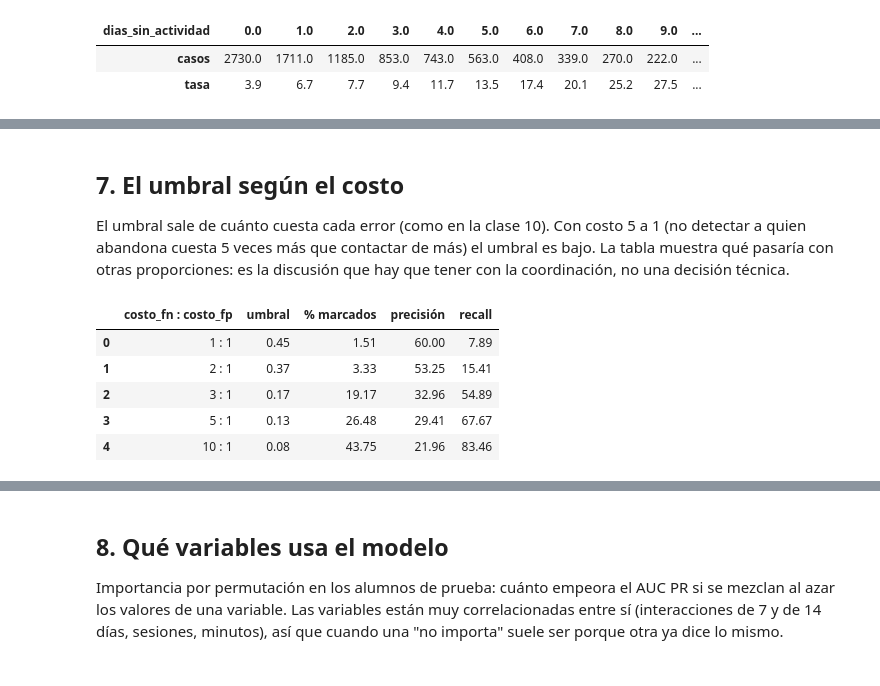
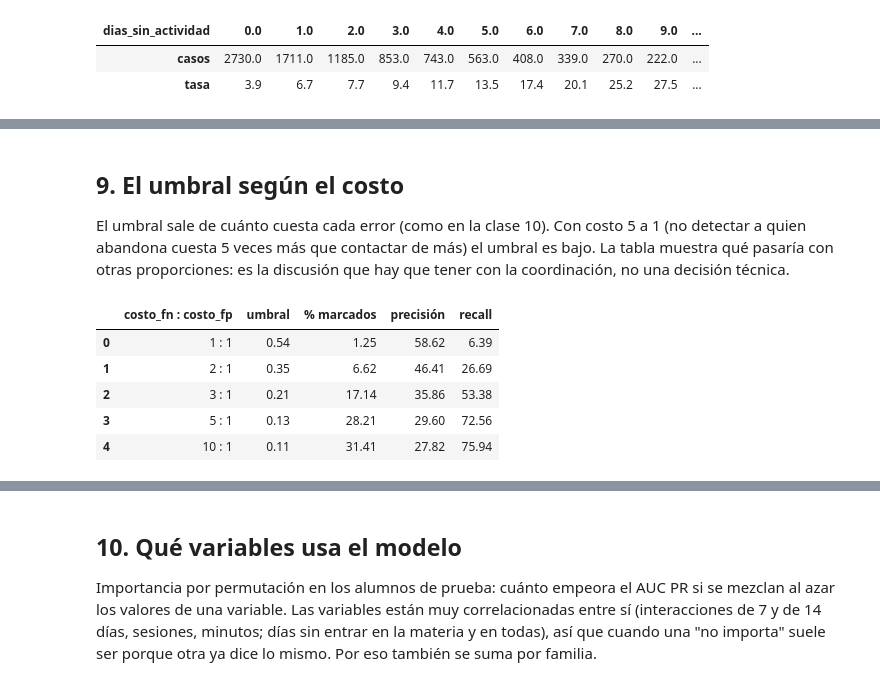
Before and after one commit to AgustinaHourcade/lms-learning-analytics, a Jupyter notebook: notebooks/ml_predictor_abandono.ipynb, the cells around one changed output, grey strips where cells are left out. Cells and saved outputs as stored; diff of their text form; code cells hidden in the pictures.

Commit message:
Modelo actualizado

```diff
--- a/notebooks/ml_predictor_abandono.ipynb
+++ b/notebooks/ml_predictor_abandono.ipynb
@@ -45,8 +58,11 @@ en las tres materias (¿receso o semana sin clases?): es justamente donde más "
 ev = d.interacciones[d.interacciones["en_base"]]
 semana = ev["fecha"] - pd.to_timedelta(ev["fecha"].dt.day_of_week, unit="D")
 activos = ev.assign(semana=semana).groupby(["semana", "asignatura"])["id_alumno"].nunique().rename("alumnos").reset_index()
-px.line(activos, x="semana", y="alumnos", color="asignatura", markers=True,
-        title="Alumnos de la base que entraron cada semana")
+fig = px.line(activos, x="semana", y="alumnos", color="asignatura", markers=True,
+              title="Alumnos de la base que entraron cada semana (líneas punteadas: evaluaciones)")
+for f in d.instrumentos["fecha_instrumento"].dropna().unique():
+    fig.add_vline(x=f, line_dash="dot", line_color="lightgray")
+fig
 # %% [output]
 [interactive output not drawn]
 # %% [markdown]
@@ -129,0 +146,9 @@ Volvieron a entrar más adelante: 435 de 745 (58 %)
+# %%
+real = ab._realizaciones(d)
+print(f"{len(real)} realizaciones ligadas a {real['id_instrumento'].nunique()} instrumentos")
+alumno = real[real["id_instrumento"].eq("ALG-03")].sort_values("rindio_el").iloc[-1]
+clave = (alumno["asignatura"], alumno["id_alumno"])
+dia = alumno["rindio_el"].normalize()
+cols = ["nota_pct", "margen_promocion", "pct_rendidos", "rindio_ultima"]
+pd.DataFrame({f"{c:%d/%m}": ab.variables(d, c).set_index(ab.CLAVES).loc[clave, cols]
+              for c in [dia - pd.Timedelta(days=1), dia]}).rename_axis(f"{clave[1]}, rindió el 1° Parcial el {dia:%d/%m}")
@@ -164,0 +227,9 @@ tasa_dias.T
+# %%
+ds["nota_a_la_fecha"] = pd.cut(ds["margen_promocion"].where(ds["tiene_notas"] > 0), [-101, -40, -20, 0, 101],
+                               labels=["muy lejos de promocionar (< -40)", "lejos (-40 a -20)", "cerca (-20 a 0)",
+                                       "promociona"])
+def tasa(g):
+    return g["abandona"].agg(casos="size", abandona_pct=lambda s: round(100 * s.mean(), 1))
+pd.concat({"todos": tasa(ds.groupby("nota_a_la_fecha", observed=True)),
+           "con 7 días o más sin entrar": tasa(ds[ds["dias_sin_actividad"] >= 7].groupby("nota_a_la_fecha", observed=True))},
+          axis=1)
@@ -193,20 +320,18 @@ La validación por alumno mezcla semanas: el modelo ve fotos de octubre al entre
 predecir **semanas que todavía no pasaron**, así que también se prueba entrenando con las fotos hasta el 20/09 y midiendo
 en las posteriores (con alumnos de prueba distintos, para no mezclar las dos cosas).
 # %%
-X, y = ds[list(ab.VARIABLES)].astype(float), ds["abandona"].to_numpy()
-e, p = next(GroupShuffleSplit(n_splits=1, test_size=0.25, random_state=ABANDONO_SEMILLA).split(X, y, ds["id_alumno"]))
-temprano = ds["fecha_corte"] <= "2025-09-20"
+e, p = next(GroupShuffleSplit(n_splits=1, test_size=0.25, random_state=ABANDONO_SEMILLA).split(X, y, g))
+temprano = (ds["fecha_corte"] <= "2025-09-20").to_numpy()
 ent = np.zeros(len(ds), bool); ent[e] = True
+epocas = [("misma época (hasta 20/09)", ~ent & temprano), ("después (desde 21/09)", ~ent & ~temprano)]
 filas = []
 for clave, est in ab.modelos().items():
     ajuste = clone(est).fit(X[ent & temprano], y[ent & temprano])
-    for nombre, mascara in [("misma época (alumnos de prueba, hasta 20/09)", ~ent & temprano),
-                            ("después (alumnos de prueba, desde 21/09)", ~ent & ~temprano)]:
+    for nombre, mascara in epocas:
         prob = ajuste.predict_proba(X[mascara])[:, 1]
         filas.append({"modelo": ab.NOMBRES_MODELOS[clave], "prueba": nombre,
                       "auc_roc": roc_auc_score(y[mascara], prob), "auc_pr": average_precision_score(y[mascara], prob)})
-for nombre, mascara in [("misma época (alumnos de prueba, hasta 20/09)", ~ent & temprano),
-                        ("después (alumnos de prueba, desde 21/09)", ~ent & ~temprano)]:
+for nombre, mascara in epocas:
     dias = X.loc[mascara, "dias_sin_actividad"]
     filas.append({"modelo": ab.REGLA, "prueba": nombre, "auc_roc": roc_auc_score(y[mascara], dias),
                   "auc_pr": average_precision_score(y[mascara], dias)})
@@ -251,25 +377,24 @@ cal
 # %% [markdown]
-## 7. El umbral según el costo
+## 9. El umbral según el costo
 
 El umbral sale de cuánto cuesta cada error (como en la clase 10). Con costo 5 a 1 (no detectar a quien abandona cuesta
 5 veces más que contactar de más) el umbral es bajo. La tabla muestra qué pasaría con otras proporciones: es la
 discusión que hay que tener con la coordinación, no una decisión técnica.
 # %%
-oof_y, oof_p = y[p], prob
 filas = []
 for fn in [1, 2, 3, 5, 10]:
-    u = ab.elegir_umbral(oof_y, oof_p, costo_fn=fn, costo_fp=1)
-    t = ab.tabla_umbral(oof_y, oof_p, costo_fn=fn).set_index("umbral").loc[u]
+    u = ab.elegir_umbral(y[p], prob, costo_fn=fn, costo_fp=1)
+    t = ab.tabla_umbral(y[p], prob, costo_fn=fn).set_index("umbral").loc[u]
     filas.append({"costo_fn : costo_fp": f"{fn} : 1", "umbral": u, "% marcados": t["pct_marcados"],
                   "precisión": t["precision"], "recall": t["recall"]})
 pd.DataFrame(filas)
 # %% [output]
 |  | costo_fn : costo_fp | umbral | % marcados | precisión | recall |
-| 0 | 1 : 1 | 0.45 | 1.51 | 60.00 | 7.89 |
-| 1 | 2 : 1 | 0.37 | 3.33 | 53.25 | 15.41 |
-| 2 | 3 : 1 | 0.17 | 19.17 | 32.96 | 54.89 |
-| 3 | 5 : 1 | 0.13 | 26.48 | 29.41 | 67.67 |
-| 4 | 10 : 1 | 0.08 | 43.75 | 21.96 | 83.46 |
+| 0 | 1 : 1 | 0.54 | 1.25 | 58.62 | 6.39 |
+| 1 | 2 : 1 | 0.35 | 6.62 | 46.41 | 26.69 |
+| 2 | 3 : 1 | 0.21 | 17.14 | 35.86 | 53.38 |
+| 3 | 5 : 1 | 0.13 | 28.21 | 29.60 | 72.56 |
+| 4 | 10 : 1 | 0.11 | 31.41 | 27.82 | 75.94 |
 # %%
 curva = mod.curva.assign(umbral=lambda c: 100 * c["umbral"])
 fig = px.line(curva, x="umbral", y="costo", title="Costo total según el umbral (alumnos de prueba, costo 5 : 1)")
@@ -278,8 +403,9 @@ fig
 # %% [output]
 [interactive output not drawn]
 # %% [markdown]
-## 8. Qué variables usa el modelo
+## 10. Qué variables usa el modelo
 
 Importancia por permutación en los alumnos de prueba: cuánto empeora el AUC PR si se mezclan al azar los valores de
-una variable. Las variables están muy correlacionadas entre sí (interacciones de 7 y de 14 días, sesiones, minutos), así
-que cuando una "no importa" suele ser porque otra ya dice lo mismo.
+una variable. Las variables están muy correlacionadas entre sí (interacciones de 7 y de 14 días, sesiones, minutos; días
+sin entrar en la materia y en todas), así que cuando una "no importa" suele ser porque otra ya dice lo mismo. Por eso
+también se suma por familia.
```
Also changed, not shown: parts of 36 cells of this notebook, 2 other files.
